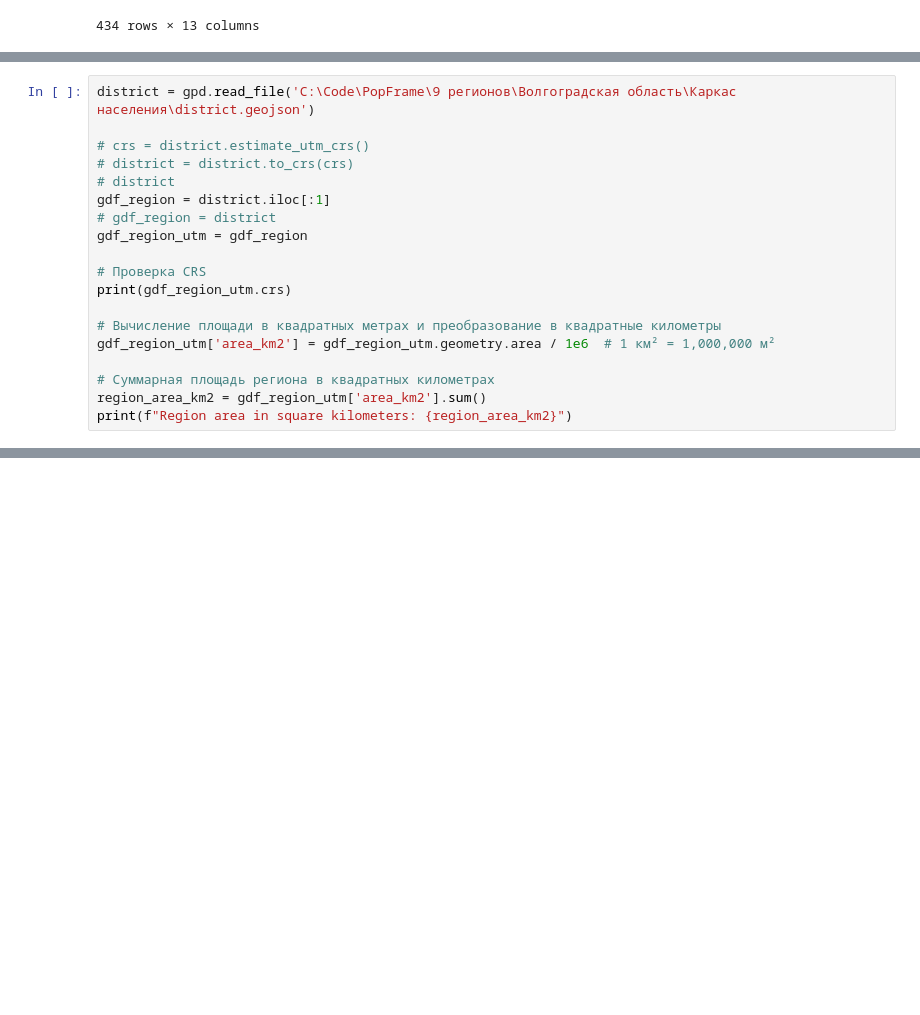
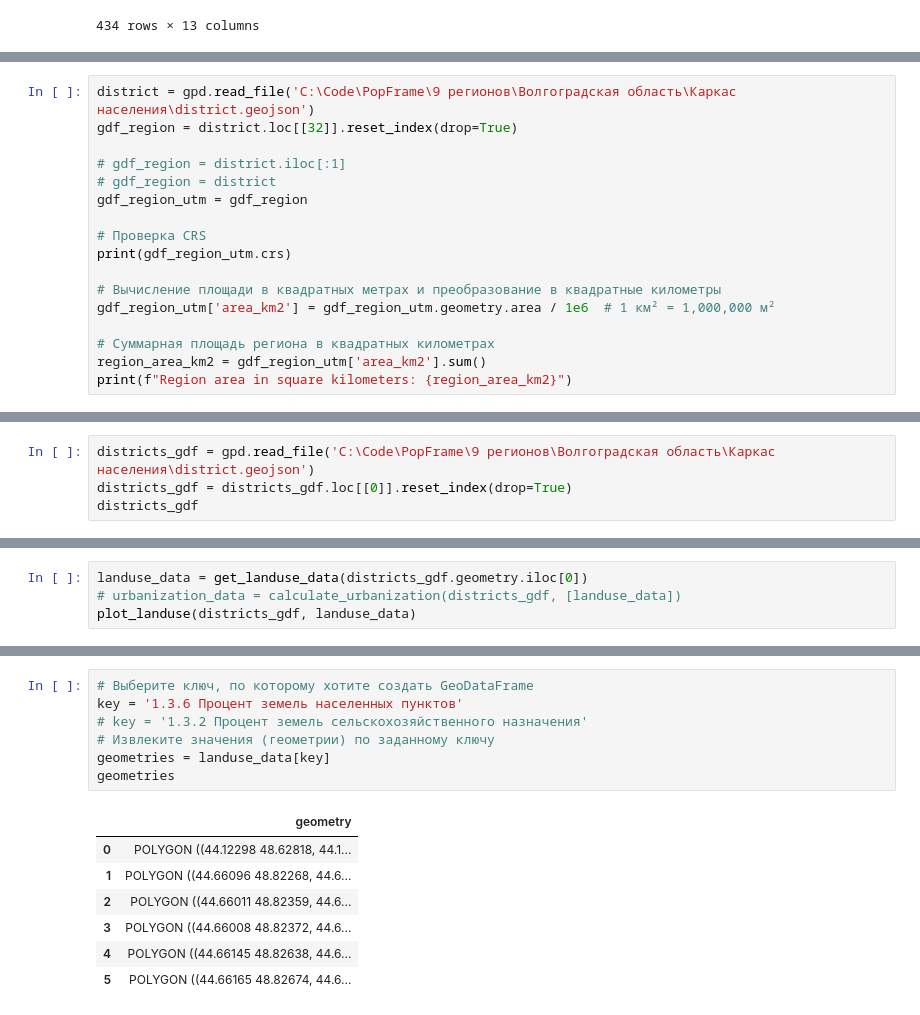
Before and after one commit to Mvin8/PopFrame, a Jupyter notebook: test_urban copy.ipynb, the cells around one changed output, grey strips where cells are left out. Drawn from its saved outputs; the diff is of its cells as text; blank space fills up the shorter version.

```diff
--- a/test_urban copy.ipynb
+++ b/test_urban copy.ipynb
@@ -197,11 +208,9 @@ def plot_landuse(region_gdf, landuse_gdfs):
     plt.show()
 # %%
 district = gpd.read_file('C:\Code\PopFrame\9 регионов\Волгоградская область\Каркас населения\district.geojson')
+gdf_region = district.loc[[32]].reset_index(drop=True)
 
-# crs = district.estimate_utm_crs()
-# district = district.to_crs(crs)
-# district
-gdf_region = district.iloc[:1]
+# gdf_region = district.iloc[:1]
 # gdf_region = district
 gdf_region_utm = gdf_region
 
@@ -402,0 +699,4 @@ result_gdf
+# %%
+districts_gdf = gpd.read_file('C:\Code\PopFrame\9 регионов\Волгоградская область\Каркас населения\district.geojson')
+districts_gdf = districts_gdf.loc[[0]].reset_index(drop=True)
+districts_gdf
@@ -402,0 +706,4 @@ result_gdf
+# %%
+landuse_data = get_landuse_data(districts_gdf.geometry.iloc[0])
+# urbanization_data = calculate_urbanization(districts_gdf, [landuse_data])
+plot_landuse(districts_gdf, landuse_data)
@@ -402,0 +729,15 @@ result_gdf
+# %%
+# Выберите ключ, по которому хотите создать GeoDataFrame
+key = '1.3.6 Процент земель населенных пунктов'
+# key = '1.3.2 Процент земель сельскохозяйственного назначения'
+# Извлеките значения (геометрии) по заданному ключу
+geometries = landuse_data[key]
+geometries
+# %% [output]
+|  | geometry |
+| 0 | POLYGON ((44.12298 48.62818, 44.1... |
+| 1 | POLYGON ((44.66096 48.82268, 44.6... |
+| 2 | POLYGON ((44.66011 48.82359, 44.6... |
+| 3 | POLYGON ((44.66008 48.82372, 44.6... |
+| 4 | POLYGON ((44.66145 48.82638, 44.6... |
+| 5 | POLYGON ((44.66165 48.82674, 44.6... |
```
Also changed, not shown: parts of 16 cells of this notebook, 1 other file.
